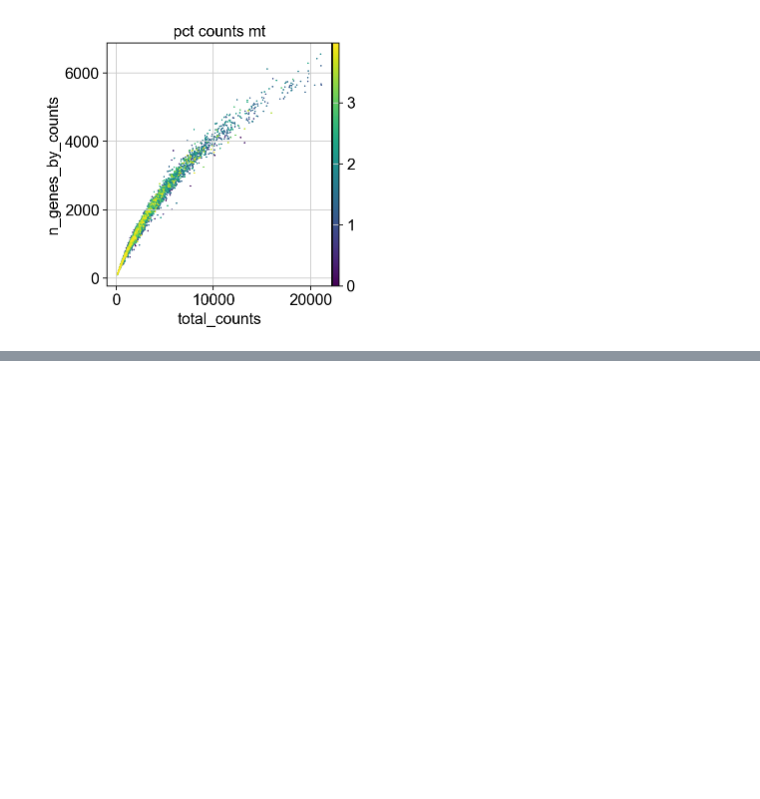
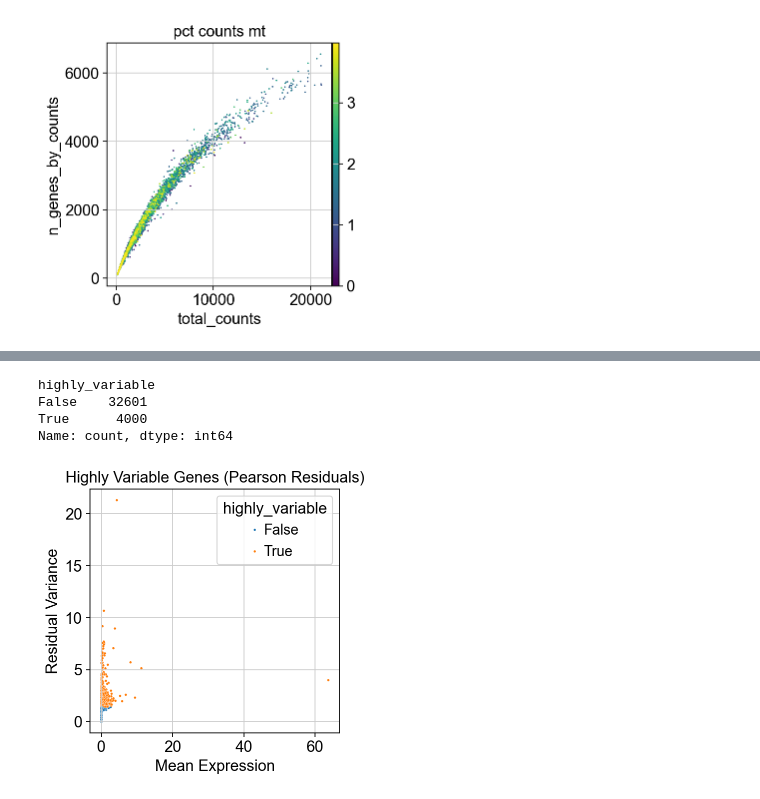
Before and after one commit to Eliaco/local-open-single-cell-analysis, a Jupyter notebook: pipelines/sc_best_practices_preprocessing.ipynb, the cells around one changed output, grey strips where cells are left out. Cells and saved outputs as stored; diff of their text form; code cells hidden in the pictures; blank space fills up the shorter version.

```diff
--- a/pipelines/sc_best_practices_preprocessing.ipynb
+++ b/pipelines/sc_best_practices_preprocessing.ipynb
@@ -114,0 +185,6 @@ p1 = sc.pl.scatter(adata, "total_counts", "n_genes_by_counts", color="pct_counts
+# %%
+### CUSTOM CODE
+# Load the filtered and normalized .h5ad file
+adata_qc_norm = sc.read_h5ad(H5AD_FILENAME + "_qc_norm.h5ad")
+adata = adata_qc_norm.copy()
+adata
@@ -114,0 +228,24 @@ p1 = sc.pl.scatter(adata, "total_counts", "n_genes_by_counts", color="pct_counts
+# %%
+adata.var.highly_variable.value_counts()
+# %% [output]
+highly_variable
+False    32601
+True      4000
+Name: count, dtype: int64
+# %%
+ax = sns.scatterplot(
+    data=adata.var,
+    x="means",
+    y="residual_variances",
+    hue="highly_variable",
+    s=5
+)
+
+# Optional: Add a title and labels for clarity
+ax.set_title("Highly Variable Genes (Pearson Residuals)")
+ax.set_xlabel("Mean Expression")
+ax.set_ylabel("Residual Variance")
+
+plt.show()
+# %% [output]
+[figure, added]
```
Also changed, not shown: parts of 31 cells of this notebook.
